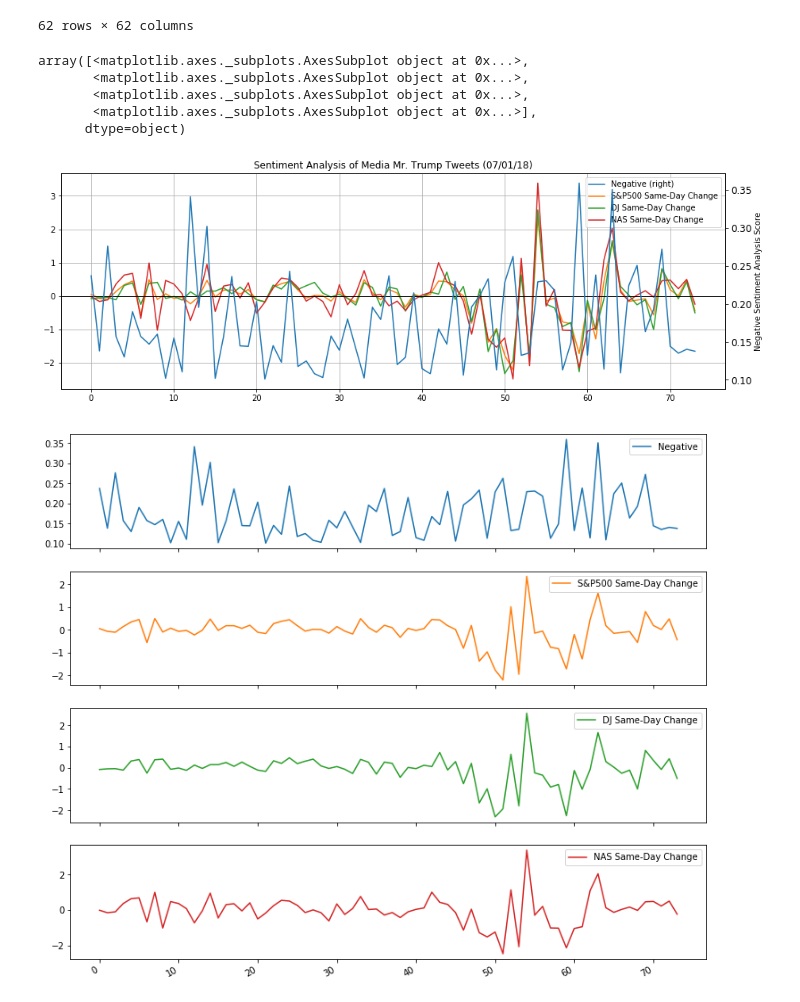
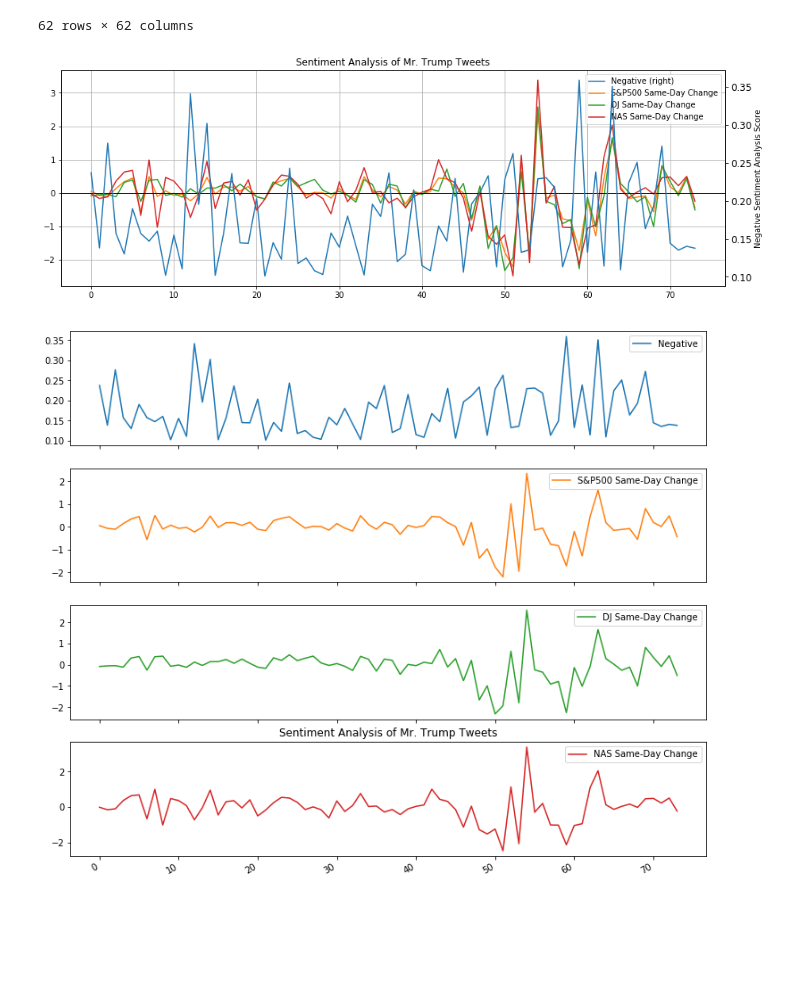
Before and after one commit to rashimjain/Celebrity-Twitter-Sentiment-Analysis-vs.-Stock-Markets-Performance, a Jupyter notebook: Final_Data_Analysis-3.ipynb, the cells around one changed output. Cells and saved outputs as stored; diff of their text form; code cells hidden in the pictures; blank space fills up the shorter version.

Commit message:
KD Analysis

```diff
--- a/Final_Data_Analysis-3.ipynb
+++ b/Final_Data_Analysis-3.ipynb
@@ -65,20 +65,17 @@ merge_table1.corr(method='pearson', min_periods=1)
 # %%
 
 new = merge_table1.filter(['Negative','S&P500 Same-Day Change', 'DJ Same-Day Change', 'NAS Same-Day Change'], axis=1)
 
 new.plot(secondary_y = ["Negative"], grid = True,use_index = False, figsize=(15,5)).axhline(y = 0, color = "black", lw = 1)
 plt.tick_params(axis="both", labelsize =12)
 # plt.tick_params(axis="secondary_y", labelsize =12)
 plt.ylabel("Negative Sentiment Analysis Score")
-plt.title("Sentiment Analysis of Media Mr. Trump Tweets")
-plt.savefig("Images/Percent change in Stock against Negative.png")
+plt.title("Sentiment Analysis of Mr. Trump Tweets")
+plt.savefig("Images/Percent change in Stock against Negative score.png")
 
 new.plot(subplots=True, figsize=(12.75, 12))
+plt.title("Sentiment Analysis of Mr. Trump Tweets")
+plt.savefig("Images/Percent change in Stock against Negative score-subplot.png")
 # %% [output]
-array([<matplotlib.axes._subplots.AxesSubplot object at 0x...>,
-       <matplotlib.axes._subplots.AxesSubplot object at 0x...>,
-       <matplotlib.axes._subplots.AxesSubplot object at 0x...>,
-       <matplotlib.axes._subplots.AxesSubplot object at 0x...>],
-      dtype=object)
-[figure, old version]
+[figure, new version]
-[figure, old version]
+[figure, new version]
```
Also changed, not shown: 2 other files.
